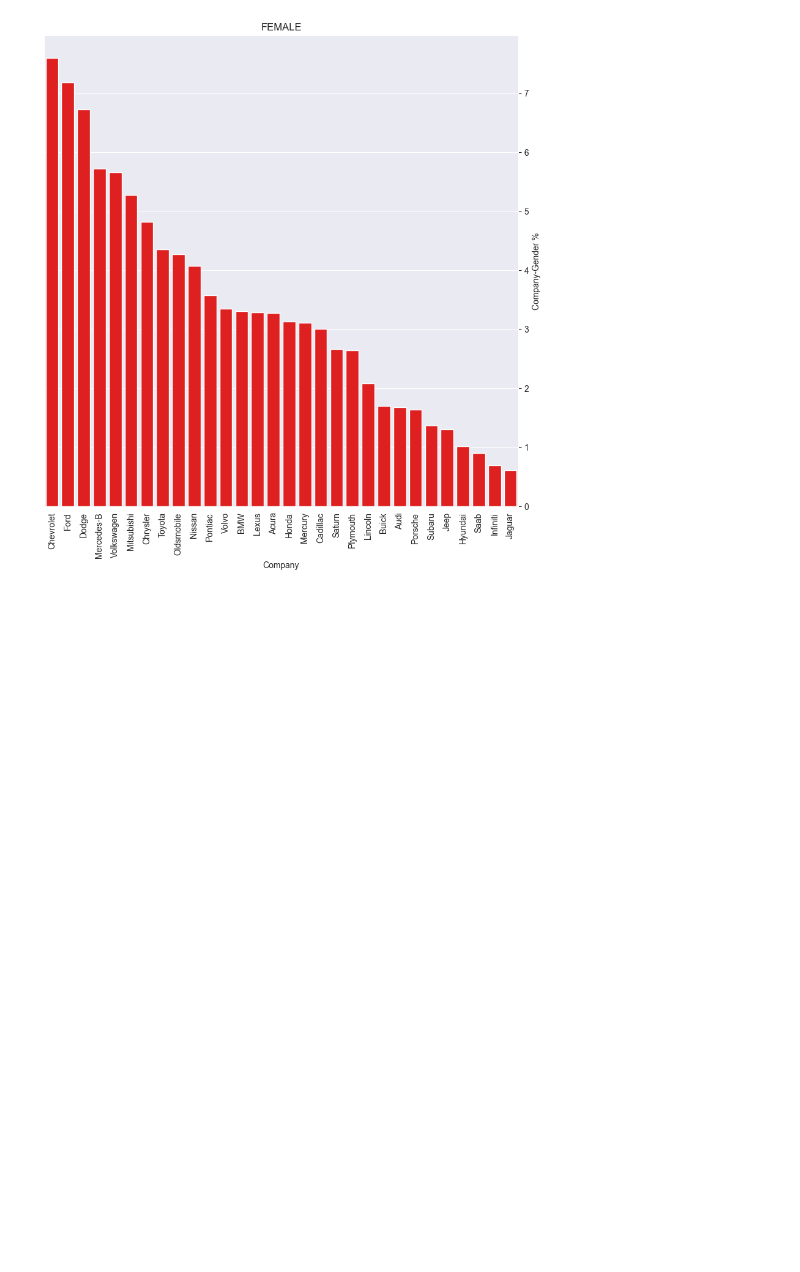
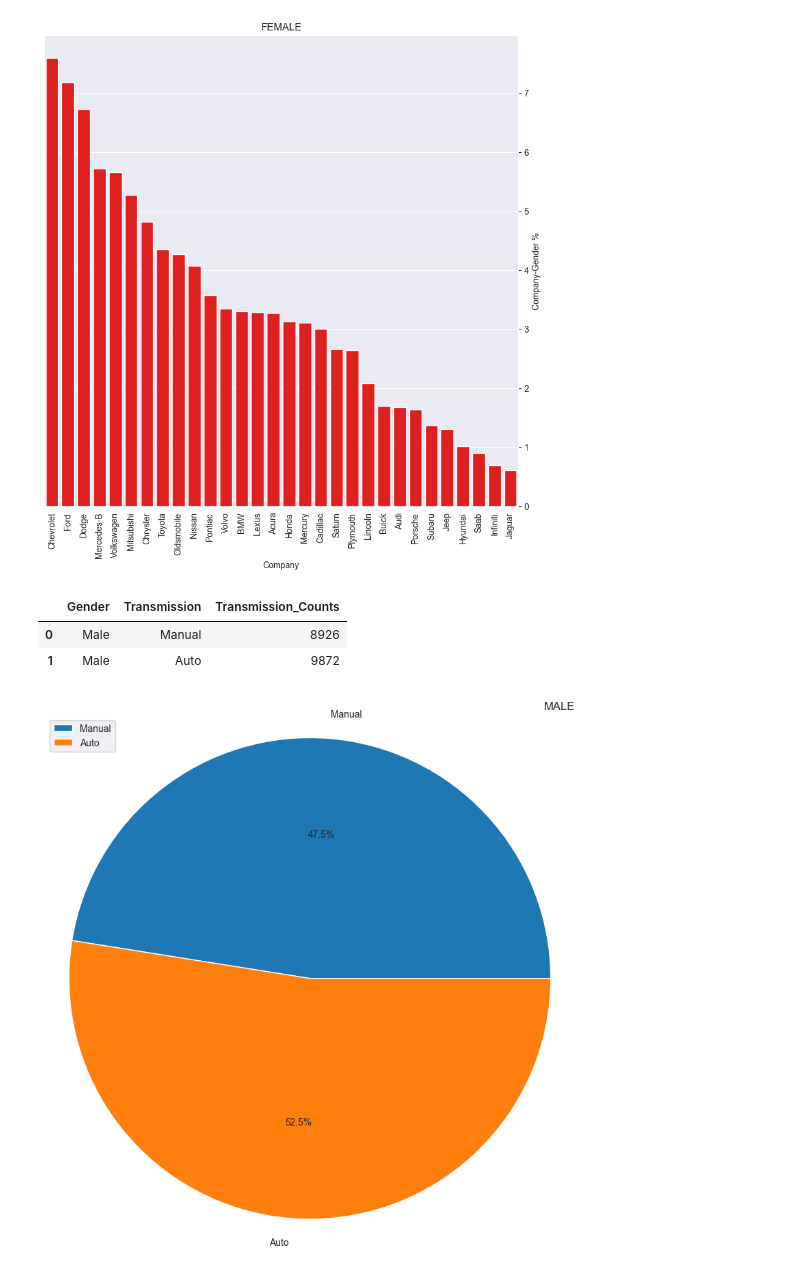
Before and after one commit to File500/Data_science_and_analysis, a Jupyter notebook: analysis/visual_analysis/car_ownership_and_sales_EDA.ipynb, the cells around one changed output. Saved outputs shown, nothing was run; the diff lists cells and outputs as text; code cells hidden in the pictures; blank space fills up the shorter version.

Commit message:
sales data visualisation almost done

```diff
--- a/analysis/visual_analysis/car_ownership_and_sales_EDA.ipynb
+++ b/analysis/visual_analysis/car_ownership_and_sales_EDA.ipynb
@@ -317,3 +321,21 @@ plt.gca().yaxis.set_label_position("right")
 plt.show()
 # %% [output]
 [figure]
+# %%
+filtered = sql_to_df('''select Gender, Transmission, count(Transmission) as Transmission_Counts from sales
+                        group by Gender, Transmission
+                        having Gender == "Male"''')
+filtered
+# %% [output]
+|  | Gender | Transmission | Transmission_Counts |
+| 0 | Male | Manual | 8926 |
+| 1 | Male | Auto | 9872 |
+# %%
+plt.figure(figsize=(10,10))
+plt.pie(x=filtered['Transmission_Counts'], labels=filtered['Transmission'], autopct='%1.1f%%')
+plt.axis('equal')
+plt.legend(loc='upper left')
+plt.title("MALE", loc='right')
+plt.show()
+# %% [output]
+[figure, added]
```
Also changed, not shown: parts of 10 cells of this notebook.
